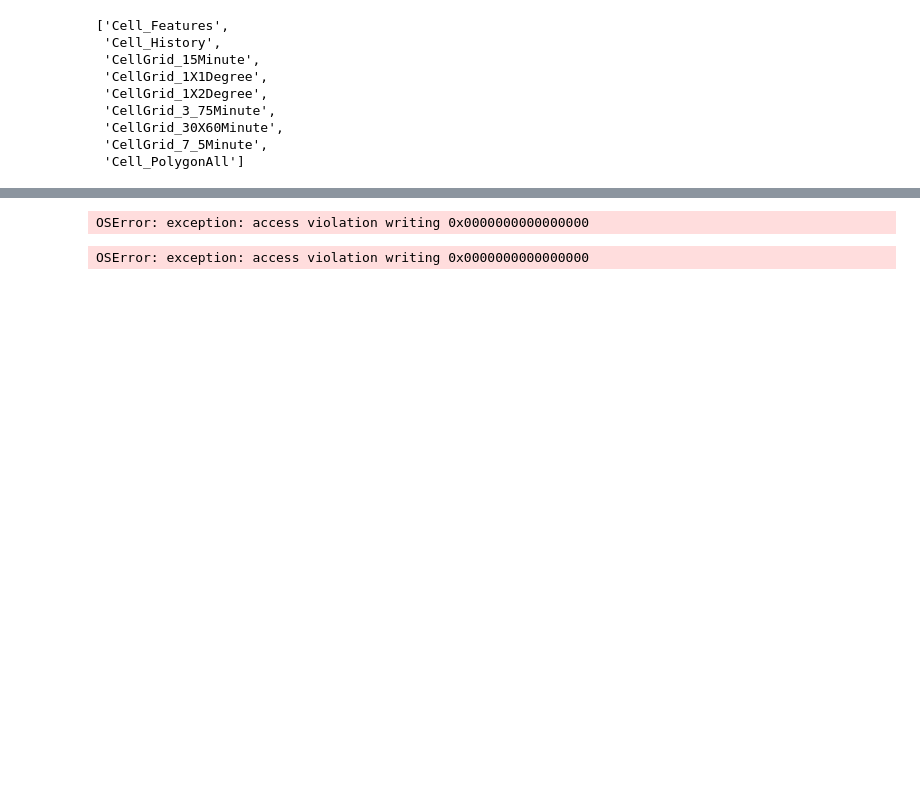
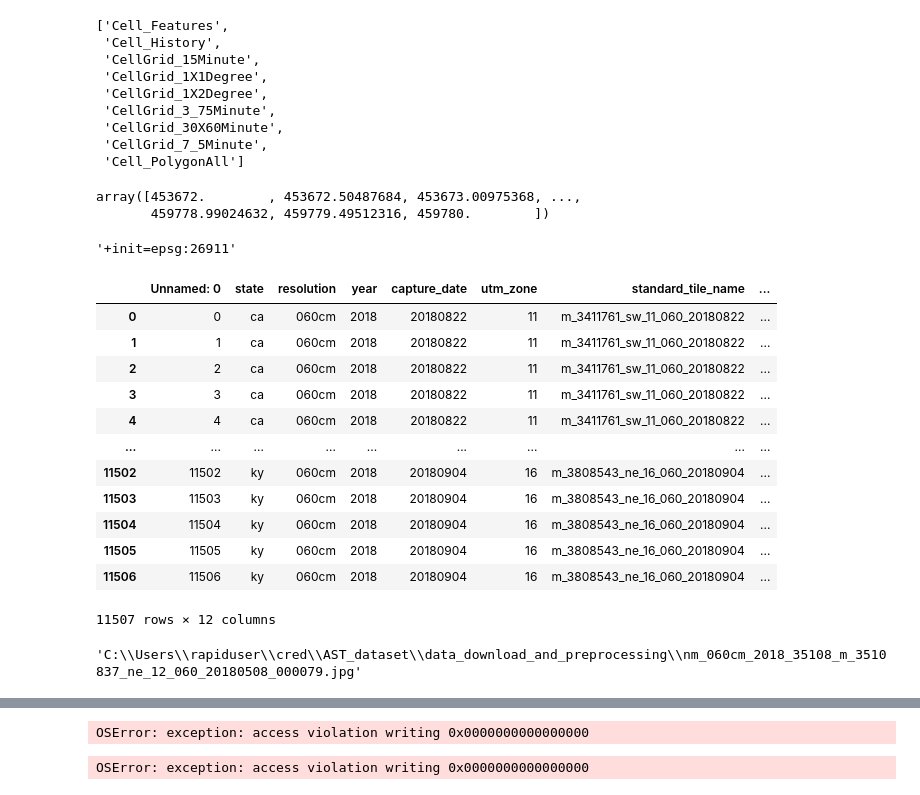
Before and after one commit to celinerobi/ast_dataset, a Jupyter notebook: data_download_and_preprocessing/tile_processing.ipynb, the cells around one changed output, grey strips where cells are left out. Saved outputs shown, nothing was run; the diff lists cells and outputs as text; code cells hidden in the pictures; blank space fills up the shorter version.

Commit message:
worked on tile processing, to move and download tiles,identify unlabeled tiles, get image characteristics

```diff
--- a/data_download_and_preprocessing/outputs/Untitled.ipynb
+++ b/data_download_and_preprocessing/tile_processing.ipynb
@@ -16,3 +63,48 @@ fiona.listlayers(quad_indicies_path)
  'CellGrid_30X60Minute',
  'CellGrid_7_5Minute',
  'Cell_PolygonAll']
+# %%
+dataset = rasterio.open(os.path.join(path_to_tiles_folder_complete_dataset, os.listdir(path_to_tiles_folder_complete_dataset)[0]))
+left = dataset.bounds[0]
+right = dataset.bounds[2]
+bottom = dataset.bounds[1]
+top = dataset.bounds[3]
+x = dataset.shape[0]
+y = dataset.shape[1]
+
+np.linspace(left, right, num=x-1)# endpoint=True, retstep=False, dtype=None, axis=0)
+# %% [output]
+array([453672.        , 453672.50487684, 453673.00975368, ...,
+       459778.99024632, 459779.49512316, 459780.        ])
+# %%
+# Read the data
+## Get tile locations
+da = xr.open_rasterio(os.path.join(path_to_tiles_folder_complete_dataset, os.listdir(path_to_tiles_folder_complete_dataset)[0]))
+# Compute the lon/lat coordinates with rasterio.warp.transform
+ny, nx = len(da['y']), len(da['x'])
+x, y = np.meshgrid(da['x'], da['y'])
+da.crs
+# %% [output]
+'+init=epsg:26911'
+# %%
+tile_names_tile_urls_complete_array_unique_standard_tile_names = np.load("tile_names_tile_urls_complete_array_unique_standard_tile_names.npy")
+image_characteristics = pd.read_csv("image_characteristics.csv")
+
+#for unique_standard_tile_names in tile_names_tile_urls_complete_array_unique_standard_tile_names[:,2]:
+#    if unique
+# %%
+image_characteristics
+# %% [output]
+|  | Unnamed: 0 | state | resolution | year | capture_date | utm_zone | standard_tile_name | ... |
+| 0 | 0 | ca | 060cm | 2018 | 20180822 | 11 | m_3411761_sw_11_060_20180822 | ... |
+| 1 | 1 | ca | 060cm | 2018 | 20180822 | 11 | m_3411761_sw_11_060_20180822 | ... |
+| 2 | 2 | ca | 060cm | 2018 | 20180822 | 11 | m_3411761_sw_11_060_20180822 | ... |
+| 3 | 3 | ca | 060cm | 2018 | 20180822 | 11 | m_3411761_sw_11_060_20180822 | ... |
+| 4 | 4 | ca | 060cm | 2018 | 20180822 | 11 | m_3411761_sw_11_060_20180822 | ... |
+| ... | ... | ... | ... | ... | ... | ... | ... | ... |
+| 11502 | 11502 | ky | 060cm | 2018 | 20180904 | 16 | m_3808543_ne_16_060_20180904 | ... |
+| 11503 | 11503 | ky | 060cm | 2018 | 20180904 | 16 | m_3808543_ne_16_060_20180904 | ... |
+| 11504 | 11504 | ky | 060cm | 2018 | 20180904 | 16 | m_3808543_ne_16_060_20180904 | ... |
+| 11505 | 11505 | ky | 060cm | 2018 | 20180904 | 16 | m_3808543_ne_16_060_20180904 | ... |
+| 11506 | 11506 | ky | 060cm | 2018 | 20180904 | 16 | m_3808543_ne_16_060_20180904 | ... |
+11507 rows × 12 columns
@@ -18,0 +120,4 @@ fiona.listlayers(quad_indicies_path)
+# %%
+os.path.abspath(image_characteristics.loc[image_characteristics["standard_tile_name"] == tile_names_tile_urls_complete_array_unique_standard_tile_names[1000,2]]["six_digit_chip_name"][9296])
+# %% [output]
+'C:\\Users\\rapiduser\\cred\\AST_dataset\\data_download_and_preprocessing\\nm_060cm_2018_35108_m_3510837_ne_12_060_20180508_000079.jpg'
```
Also changed, not shown: parts of 8 cells of this notebook, 6 other files.
